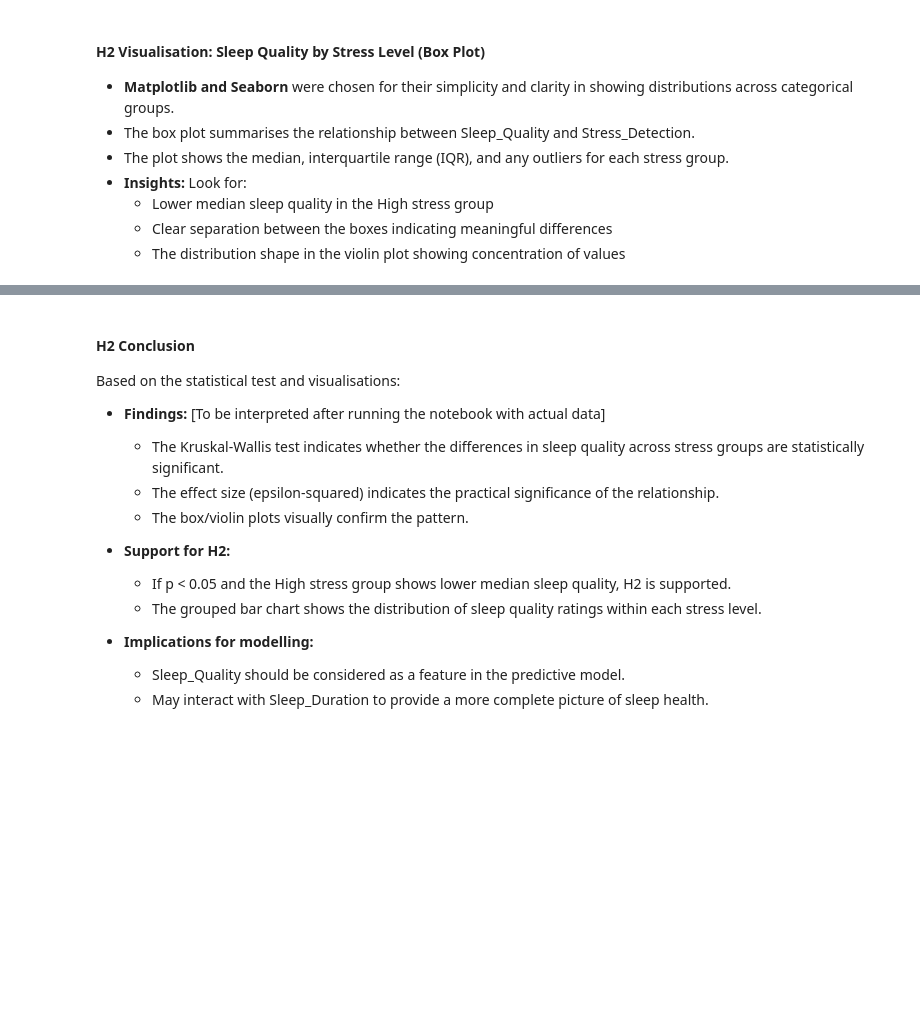
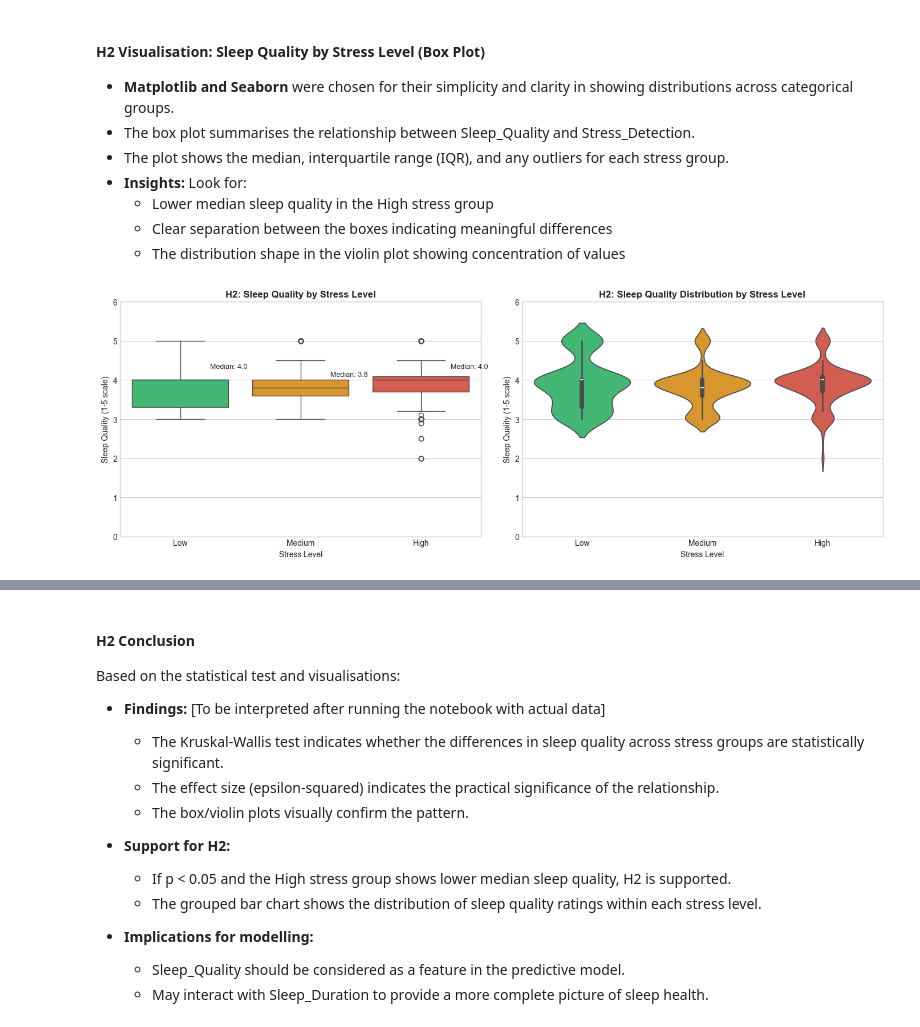
Before and after one commit to giaaxa/stress-level-prediction, a Jupyter notebook: jupyter_notebooks/02_EDA.ipynb, the cells around one changed output, grey strips where cells are left out. Saved outputs shown, nothing was run; the diff lists cells and outputs as text; code cells hidden in the pictures; blank space fills up the shorter version.

```diff
--- a/jupyter_notebooks/02_EDA.ipynb
+++ b/jupyter_notebooks/02_EDA.ipynb
@@ -380,8 +463,11 @@ sns.boxplot(
     data=df,
     x='Stress_Detection',
     y='Sleep_Quality',
+    hue='Stress_Detection',
     order=stress_order,
+    hue_order=stress_order,
     palette=colors,
+    legend=False,
     ax=ax1
 )
 ax1.set_title('H2: Sleep Quality by Stress Level', fontsize=12, fontweight='bold')
@@ -390,33 +476,38 @@ ax1.set_ylabel('Sleep Quality (1-5 scale)', fontsize=10)
 ax1.set_ylim(0, 6)  # Set y-axis limits for clarity
 
 # Add median annotations
 for i, stress_level in enumerate(stress_order):
     median_val = df[df['Stress_Detection'] == stress_level]['Sleep_Quality'].median()
     ax1.annotate(
         f'Median: {median_val:.1f}',
         xy=(i, median_val),
         xytext=(i + 0.25, median_val + 0.3),
         fontsize=9,
         ha='left'
     )
 
 # Violin Plot (alternative view)
 ax2 = axes[1]
 sns.violinplot(
     data=df,
     x='Stress_Detection',
     y='Sleep_Quality',
+    hue='Stress_Detection',
     order=stress_order,
+    hue_order=stress_order,
     palette=colors,
+    legend=False,
     ax=ax2
 )
 ax2.set_title('H2: Sleep Quality Distribution by Stress Level', fontsize=12, fontweight='bold')
 ax2.set_xlabel('Stress Level', fontsize=10)
 ax2.set_ylabel('Sleep Quality (1-5 scale)', fontsize=10)
 ax2.set_ylim(0, 6)
 
 plt.tight_layout()
 plt.show()
+# %% [output]
+[figure, added]
 # %%
 # H2: Summary Statistics by Stress Group
 
```
Also changed, not shown: parts of 21 cells of this notebook, 1 other file.
